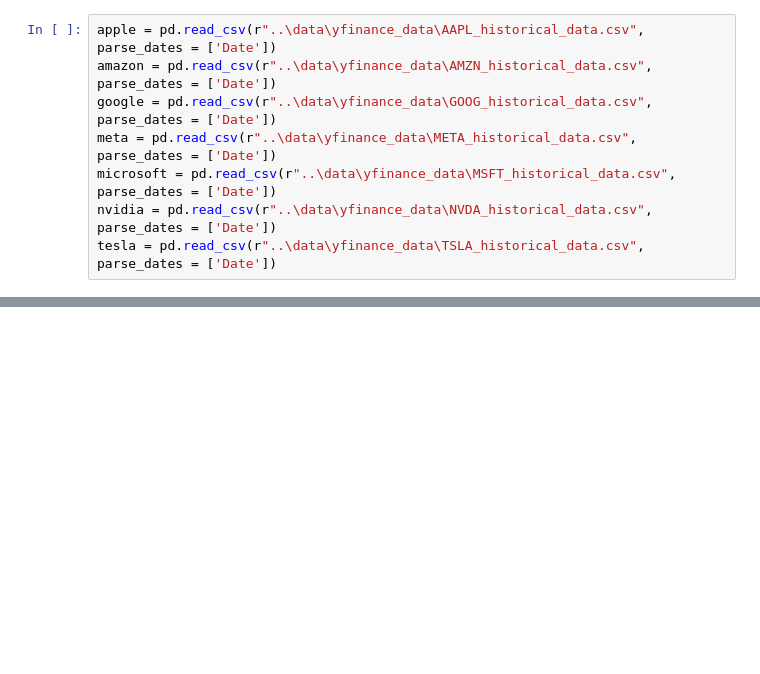
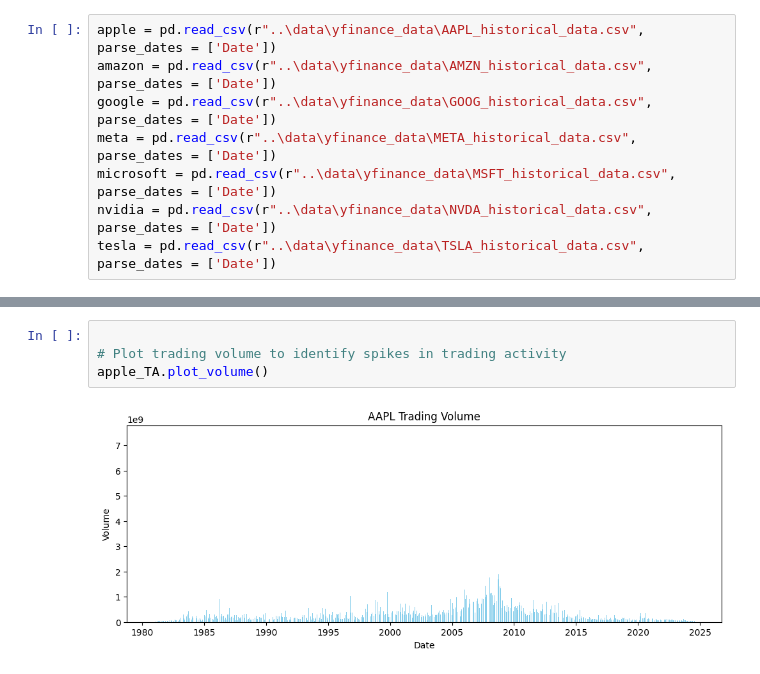
Before and after one commit to AmhaBK/stock-price-sentiment-analysis, a Jupyter notebook: notebooks/fin_data.ipynb, the cells around one changed output, grey strips where cells are left out. Drawn from its saved outputs; the diff is of its cells as text; blank space fills up the shorter version.

```diff
--- a/notebooks/fin_data.ipynb
+++ b/notebooks/fin_data.ipynb
@@ -34,0 +313,6 @@ TypeError: StockAnalysis.__init__() got an unexpected keyword argument 'df'
+# %%
+
+# Plot trading volume to identify spikes in trading activity
+apple_TA.plot_volume()
+# %% [output]
+[figure, added]
```
Also changed, not shown: parts of 59 cells of this notebook, 2 other files.
